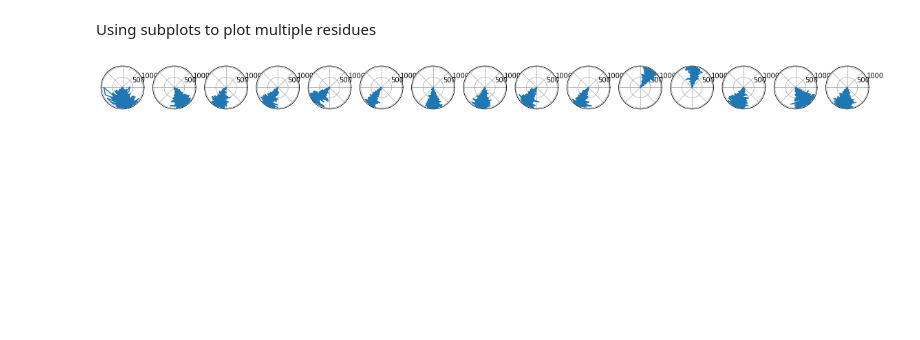
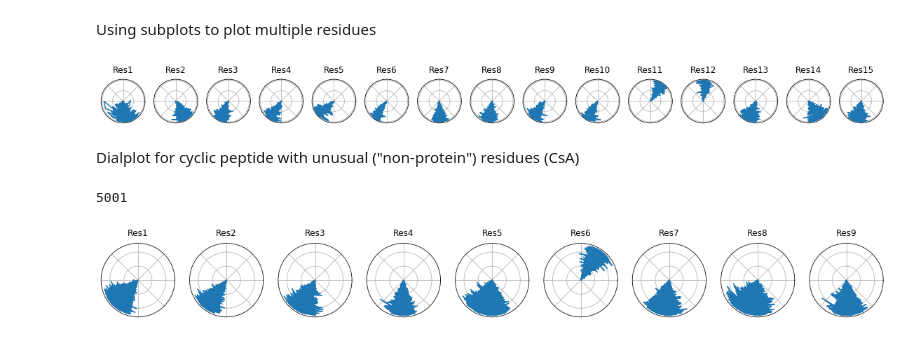
Before and after one commit to microversallaboratories/mdcode, a Jupyter notebook: jupyter_nbs/general/mdanalysis/dial_plot.ipynb, the cells around one changed output. Cells and saved outputs as stored; diff of their text form; code cells hidden in the pictures; blank space fills up the shorter version.

Commit message:
reformat graphs for visibility

```diff
--- a/jupyter_nbs/general/mdanalysis/dial_plot.ipynb
+++ b/jupyter_nbs/general/mdanalysis/dial_plot.ipynb
@@ -24,22 +16,62 @@ Using subplots to plot multiple residues
 # %%
 # create subplot, apply settings
 num_residues = 15       # assign @ beginning
 fig, axs = plt.subplots(1, num_residues, subplot_kw=dict(polar=True))
 fig.set_size_inches(20,10)
 
 #set constant list
 resnums = list(range(num_residues))
 radius = list(range(1001))
 theta = list()      # list to hold lists of theta values
 
 # assign data to axes
 for i in resnums:
     theta.append(phis[:,i]*0.01745329)
 
 # plot the data
 #axs[0].plot(theta,radius)
 for i in resnums:   # for each element in axs,
     axs[i].plot(theta[i],radius)    # plot the associated dialplot
     axs[i].set_xticklabels('')
+    axs[i].set_yticklabels('')
+    axs[i].set_title('Res'+str(i+1))
 # %% [output]
-[figure, old version]
+[figure, new version]
+# %% [markdown]
+Dialplot for cyclic peptide with unusual ("non-protein") residues (CsA)
+# %%
+# setup rama analysis using the specified atoms (C, N, CA, C)
+u = mda.Universe("md_0_1_298.gro", "md_0_1_298.xtc")
+print(len(u.trajectory))
+
+r = dih.Ramachandran(u.atoms, c_name='C', n_name='N', ca_name='CA', check_protein=False).run()
+
+angle_table = r.angles
+phis = angle_table[:,:,0]       # extract phi angles (?)
+psis = angle_table[:,:,1]       # extract psi angles (?)
+# %% [output]
+5001
+# %%
+# create subplot, apply settings
+num_residues = 9       # assign @ beginning
+fig, axs = plt.subplots(1, num_residues, subplot_kw=dict(polar=True))
+fig.set_size_inches(20,10)
+
+#set constant list
+resnums = list(range(num_residues))
+radius = list(range(5001))
+theta = list()      # list to hold lists of theta values
+
+# assign data to axes
+for i in resnums:
+    theta.append(phis[:,i]*0.01745329)
+
+# plot the data
+#axs[0].plot(theta,radius)
+for i in resnums:   # for each element in axs,
+    axs[i].plot(theta[i],radius)    # plot the associated dialplot
+    axs[i].set_xticklabels('')
+    axs[i].set_yticklabels('')
+    axs[i].set_title('Res'+str(i+1))
+# %% [output]
+[figure, added]
```
Also changed, not shown: parts of 1 cell of this notebook, 3 other files.
